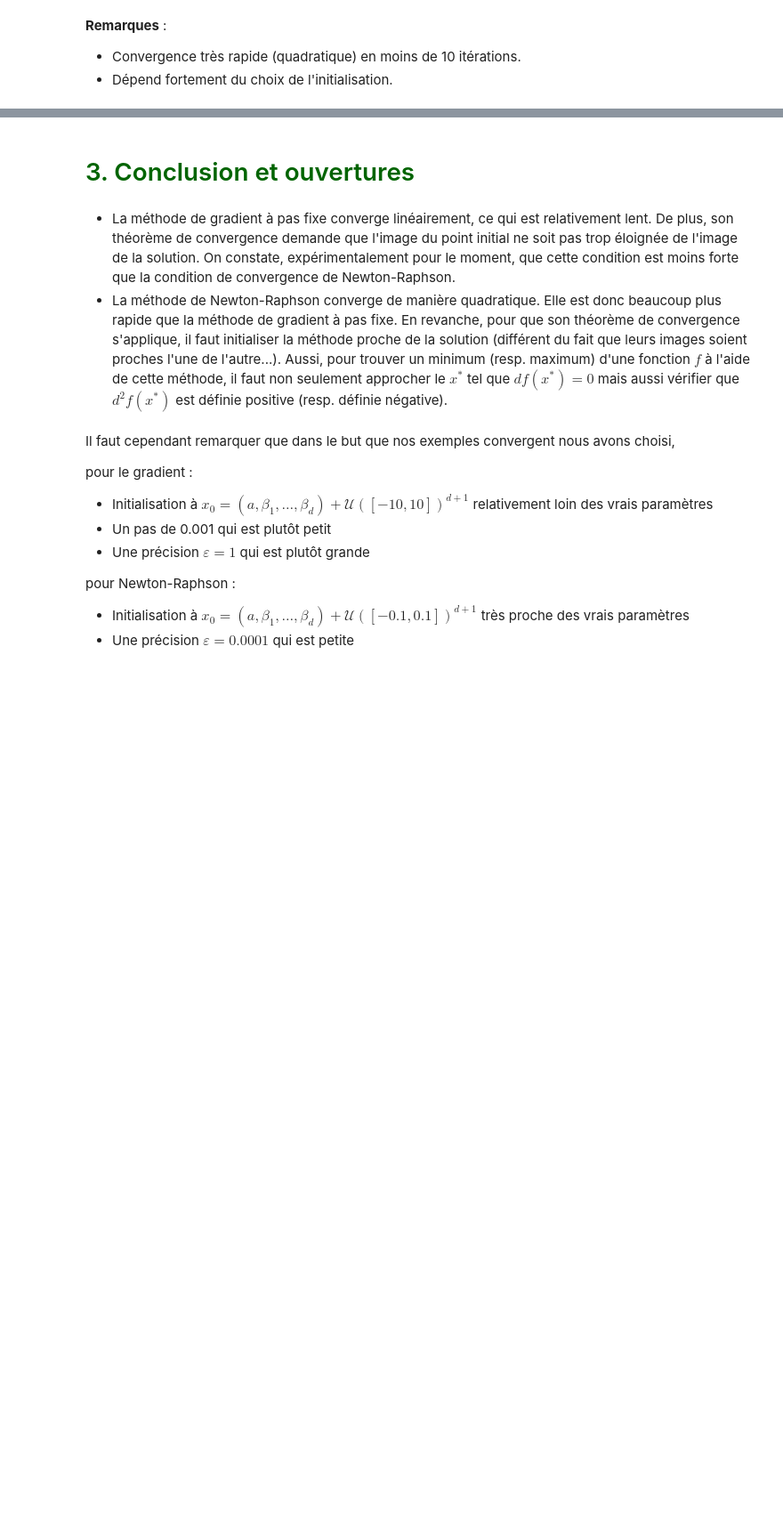
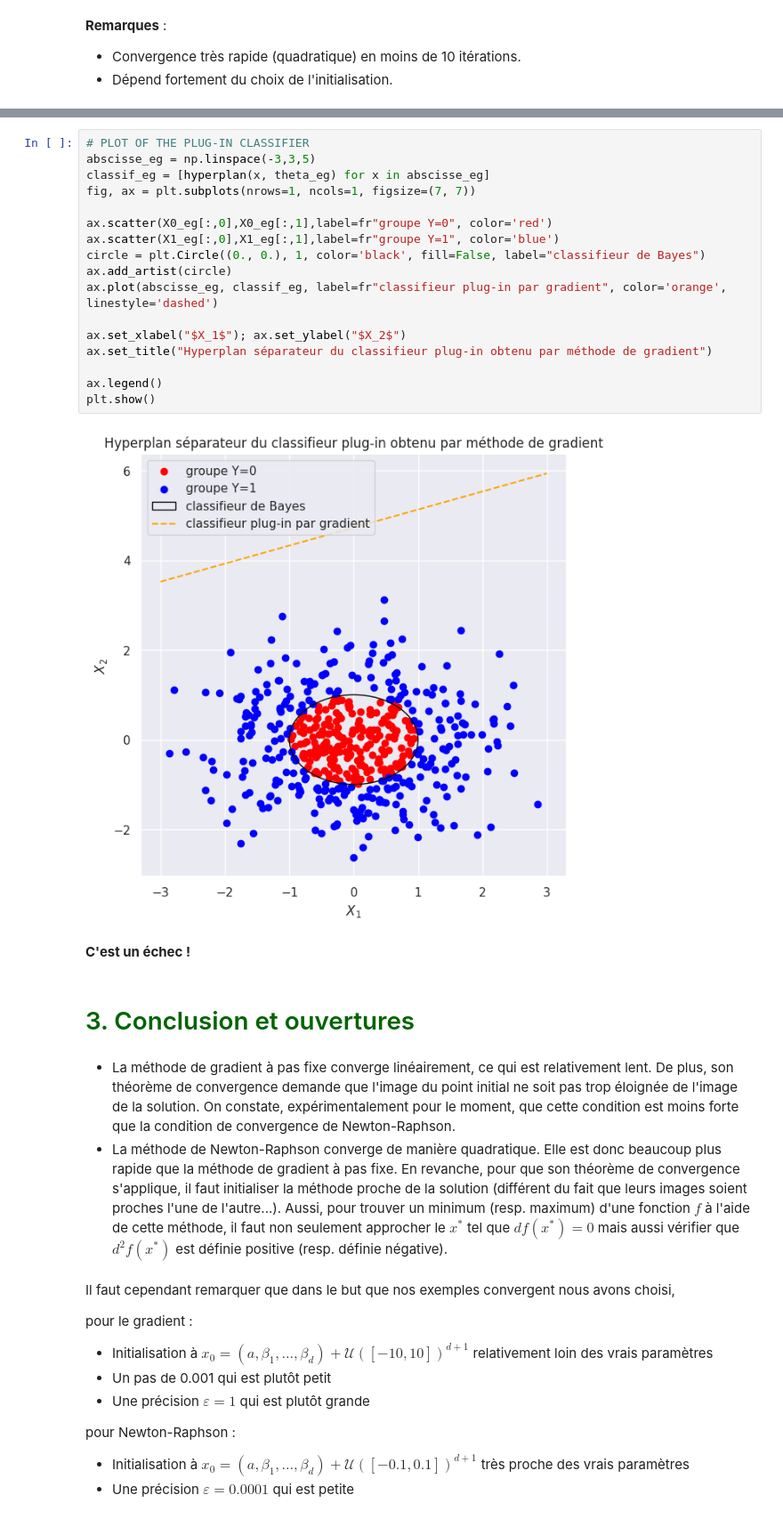
Before and after one commit to mathisemb/Logistic_Model_MLE, a Jupyter notebook: Logistic_Model_MLE.ipynb, the cells around one changed output, grey strips where cells are left out. Shown: that part at 89% size. Cells and saved outputs as stored; diff of their text form; blank space fills up the shorter version.

```diff
--- a/Logistic_Model_MLE.ipynb
+++ b/Logistic_Model_MLE.ipynb
@@ -490,5 +557,26 @@ Mean of successful predictions over  1000  tests :  0.992
+# %%
+# PLOT OF THE PLUG-IN CLASSIFIER
+abscisse_eg = np.linspace(-3,3,5)
+classif_eg = [hyperplan(x, theta_eg) for x in abscisse_eg]
+fig, ax = plt.subplots(nrows=1, ncols=1, figsize=(7, 7))
+
+ax.scatter(X0_eg[:,0],X0_eg[:,1],label=fr"groupe Y=0", color='red')
+ax.scatter(X1_eg[:,0],X1_eg[:,1],label=fr"groupe Y=1", color='blue')
+circle = plt.Circle((0., 0.), 1, color='black', fill=False, label="classifieur de Bayes")
+ax.add_artist(circle)
+ax.plot(abscisse_eg, classif_eg, label=fr"classifieur plug-in par gradient", color='orange', linestyle='dashed')
+
+ax.set_xlabel("$X_1$"); ax.set_ylabel("$X_2$")
+ax.set_title("Hyperplan séparateur du classifieur plug-in obtenu par méthode de gradient")
+
+ax.legend()
+plt.show()
+# %% [output]
+[figure, added]
+# %% [markdown]
+**C'est un échec !**
 # %% [markdown]
-# <font color=darkgreen>3. Conclusion et ouvertures</font>
+# <font color=darkgreen>3. Conclusion et ouvertures</font></font><a id='conclusion'></a>
 # %% [markdown]
 - La méthode de gradient à pas fixe converge linéairement, ce qui est relativement lent. De plus, son théorème de convergence demande que l'image du point initial ne soit pas trop éloignée de l'image de la solution. On constate, expérimentalement pour le moment, que cette condition est moins forte que la condition de convergence de Newton-Raphson.
 - La méthode de Newton-Raphson converge de manière quadratique. Elle est donc beaucoup plus rapide que la méthode de gradient à pas fixe. En revanche, pour que son théorème de convergence s'applique, il faut initialiser la méthode proche de la solution (différent du fait que leurs images soient proches l'une de l'autre...). Aussi, pour trouver un minimum (resp. maximum) d'une fonction $f$ à l'aide de cette méthode, il faut non seulement approcher le $x^*$ tel que $df(x^*) = 0$ mais aussi vérifier que $d^2f(x^*)$ est définie positive (resp. définie négative).
```
Also changed, not shown: parts of 20 cells of this notebook.
